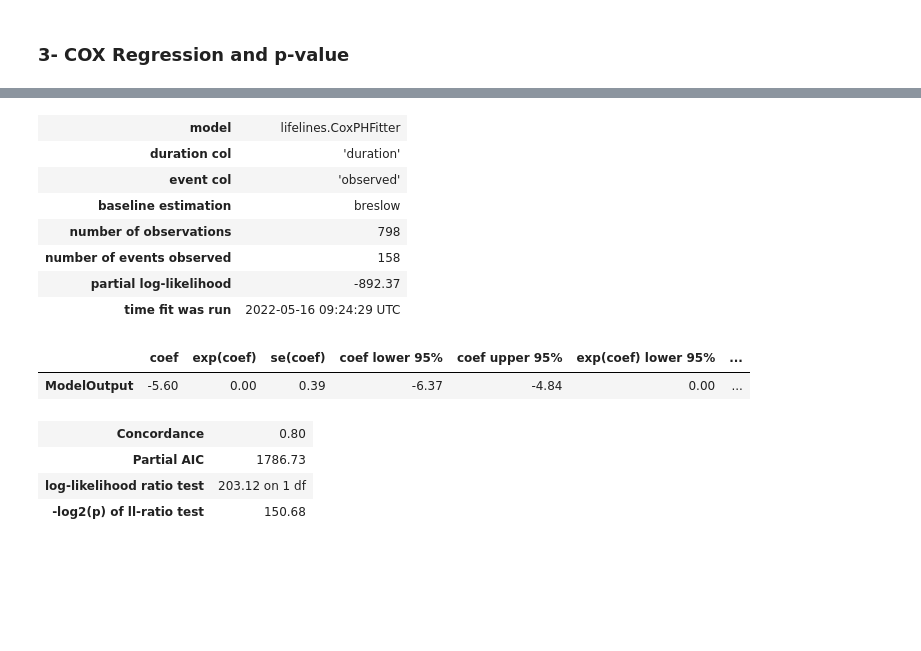
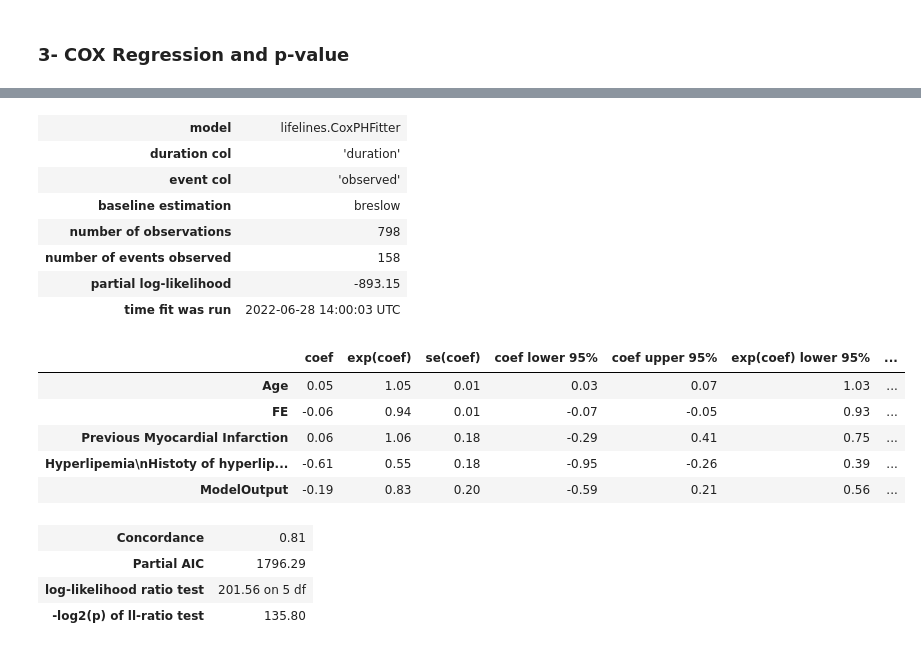
Before and after one commit to orientino/ml4cad, a Jupyter notebook: survival_analysis_cad.ipynb, the cells around one changed output, grey strips where cells are left out. Saved outputs shown, nothing was run; the diff lists cells and outputs as text; code cells hidden in the pictures; blank space fills up the shorter version.

```diff
--- a/survival_analysis_cad.ipynb
+++ b/survival_analysis_cad.ipynb
@@ -164,4 +164,15 @@ def plot_kmf(df_pred, threshold):
     plt.ylabel("Survivals")
     plt.ylim(0, 1)
     plotting.add_at_risk_counts(kmf1, kmf2)
+# %%
+df_out = pd.read_csv("./data/cad/extra_test_output.csv", index_col=0, decimal='.')
+df_out4 = pd.read_csv("./data/cad/extra_test_output4.csv", index_col=0, decimal='.')
+
+# ModelOutput 27 features
+df_test_pred = df_surv.drop(list(set(df_surv.index) - set(df_out.index)))
+df_test_pred = df_test_pred.merge(df_out, how="left", left_index=True, right_index=True)
+
+# ModelOutput 4 features
+df_test4_pred = df_surv.drop(list(set(df_surv.index) - set(df_out4.index)))
+df_test4_pred = df_test4_pred.merge(df_out4, how="left", left_index=True, right_index=True)
 # %%
@@ -237,19 +231,24 @@ cph.print_summary()
 # %%
+# Top variables + Model4
 cph = CoxPHFitter()
-cph.fit(df_test_pred.loc[:, ["ModelOutput", "duration", "observed"]], duration_col='duration', event_col='observed')
+cph.fit(df_test4_pred.loc[:, ["Age", "FE", "Previous Myocardial Infarction", "Hyperlipemia\nHistoty of hyperlipemia", "ModelOutput", "duration", "observed"]], duration_col='duration', event_col='observed')
 cph.print_summary()
 # %% [output]
 | model | lifelines.CoxPHFitter |
 | duration col | 'duration' |
 | event col | 'observed' |
 | baseline estimation | breslow |
 | number of observations | 798 |
 | number of events observed | 158 |
-| partial log-likelihood | -892.37 |
-| time fit was run | 2022-05-16 09:24:29 UTC |
+| partial log-likelihood | -893.15 |
+| time fit was run | 2022-06-28 14:00:03 UTC |
 |  | coef | exp(coef) | se(coef) | coef lower 95% | coef upper 95% | exp(coef) lower 95% | ... |
-| ModelOutput | -5.60 | 0.00 | 0.39 | -6.37 | -4.84 | 0.00 | ... |
+| Age | 0.05 | 1.05 | 0.01 | 0.03 | 0.07 | 1.03 | ... |
+| FE | -0.06 | 0.94 | 0.01 | -0.07 | -0.05 | 0.93 | ... |
+| Previous Myocardial Infarction | 0.06 | 1.06 | 0.18 | -0.29 | 0.41 | 0.75 | ... |
+| Hyperlipemia\nHistoty of hyperlip... | -0.61 | 0.55 | 0.18 | -0.95 | -0.26 | 0.39 | ... |
+| ModelOutput | -0.19 | 0.83 | 0.20 | -0.59 | 0.21 | 0.56 | ... |
-| Concordance | 0.80 |
-| Partial AIC | 1786.73 |
-| log-likelihood ratio test | 203.12 on 1 df |
-| -log2(p) of ll-ratio test | 150.68 |
+| Concordance | 0.81 |
+| Partial AIC | 1796.29 |
+| log-likelihood ratio test | 201.56 on 5 df |
+| -log2(p) of ll-ratio test | 135.80 |
```
Also changed, not shown: parts of 8 cells of this notebook, 20 other files.
